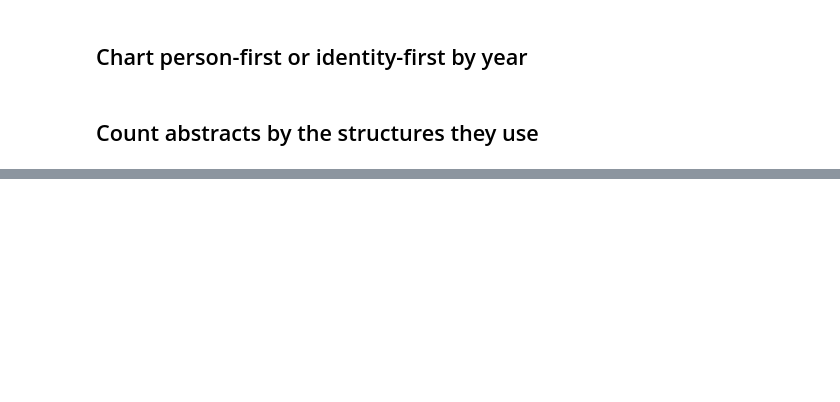
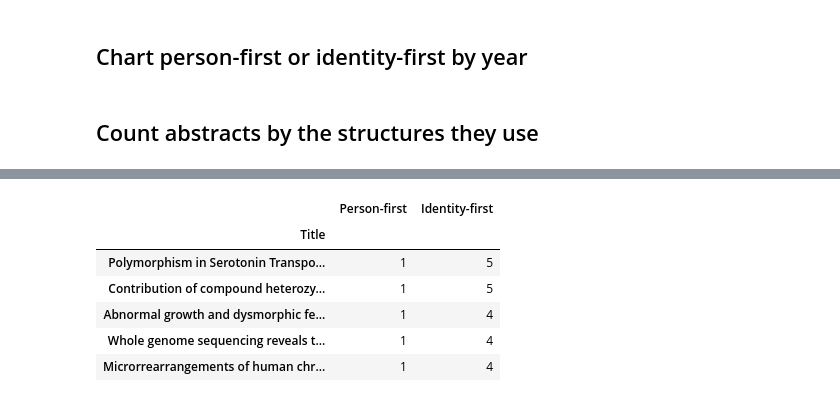
Before and after one commit to UKDataServiceOpen/Person_Identy_First_Language, a Jupyter notebook: 2023_Second_analysis/code/3_Pattern_matching.ipynb, the cells around one changed output, grey strips where cells are left out. Cells and saved outputs as stored; diff of their text form; code cells hidden in the pictures; blank space fills up the shorter version.

```diff
--- a/2023_Second_analysis/code/3_Pattern_matching.ipynb
+++ b/2023_Second_analysis/code/3_Pattern_matching.ipynb
@@ -407,5 +626,13 @@ title[filter_].sort_values(by=['Person-first'], ascending=False)
 # %%
-title[filter_].sort_values(by=['Identity-first'], ascending=False)
+title[filter_].sort_values(by=['Identity-first'], ascending=False).head()
+# %% [output]
+|  | Person-first | Identity-first |
+| Title |  |  |
+| Polymorphism in Serotonin Transpo... | 1 | 5 |
+| Contribution of compound heterozy... | 1 | 5 |
+| Abnormal growth and dysmorphic fe... | 1 | 4 |
+| Whole genome sequencing reveals t... | 1 | 4 |
+| Microrrearrangements of human chr... | 1 | 4 |
 # %%
 has_pf = title[title['Person-first'] > 0]
 has_both = has_pf[has_pf['Identity-first'] > 0]
```
Also changed, not shown: parts of 35 cells of this notebook, 4 other files.
